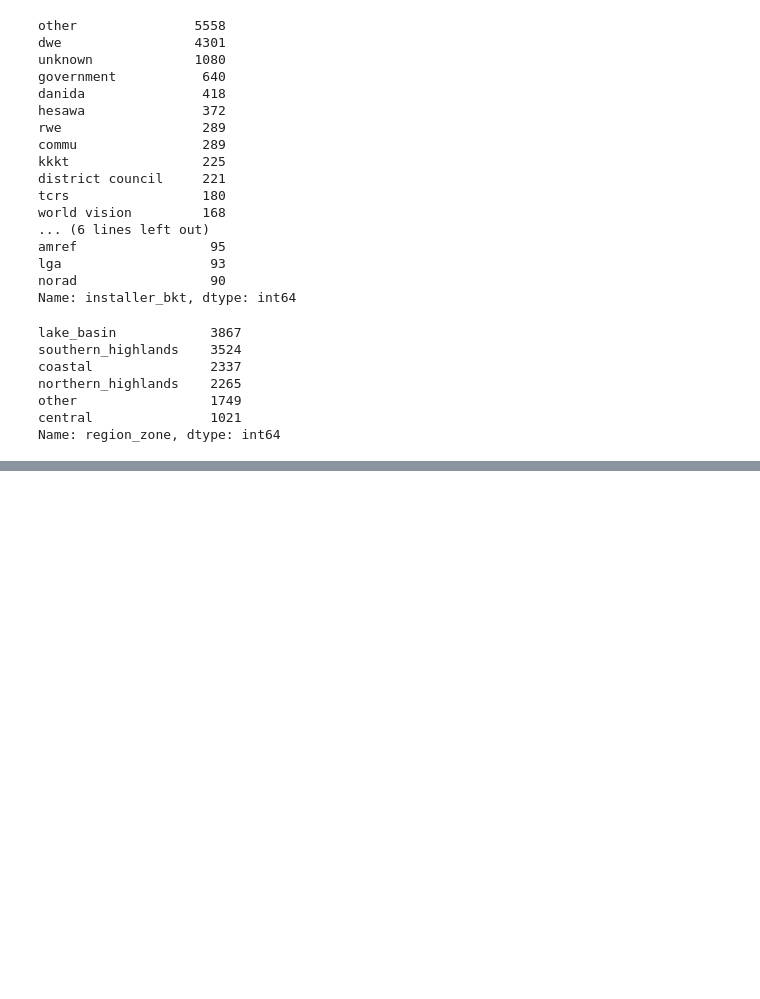
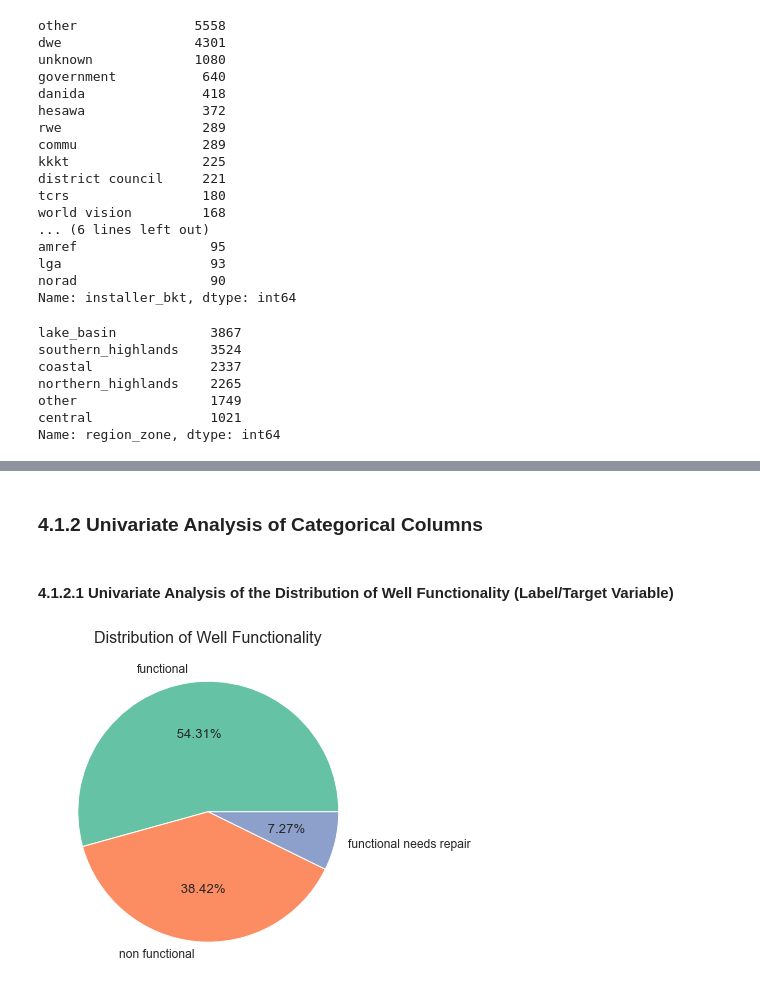
Before and after one commit to HuldahCR/Tanzanian_Water_Well_Risk_Model, a Jupyter notebook: notebooks/Tanzanian_Water_Well_Modeling.ipynb, the cells around one changed output, grey strips where cells are left out. Drawn from its saved outputs; the diff is of its cells as text; code cells hidden in the pictures; blank space fills up the shorter version.

Commit message:
Data Cleaning and Univariate EDA

```diff
--- a/notebooks/Tanzanian_Water_Well_Modeling.ipynb
+++ b/notebooks/Tanzanian_Water_Well_Modeling.ipynb
@@ -1573,0 +1652,15 @@ Name: region_zone, dtype: int64
+# %% [markdown]
+### 4.1.2 Univariate Analysis of Categorical Columns
+# %% [markdown]
+#### 4.1.2.1 Univariate Analysis of the Distribution of Well Functionality (Label/Target Variable)
+# %%
+# plotting a pie chart of the functional status of
+label = ["functional", "non functional", "functional needs repair"]
+
+plt.figure(figsize = (6,6))
+plt.pie(train_df1["status_group"].value_counts(), labels=label, autopct=" %.2f%%")
+plt.title("Distribution of Well Functionality", fontsize = 16)
+plt.tight_layout
+plt.show;
+# %% [output]
+[figure, added]
```
Also changed, not shown: parts of 19 cells of this notebook.
